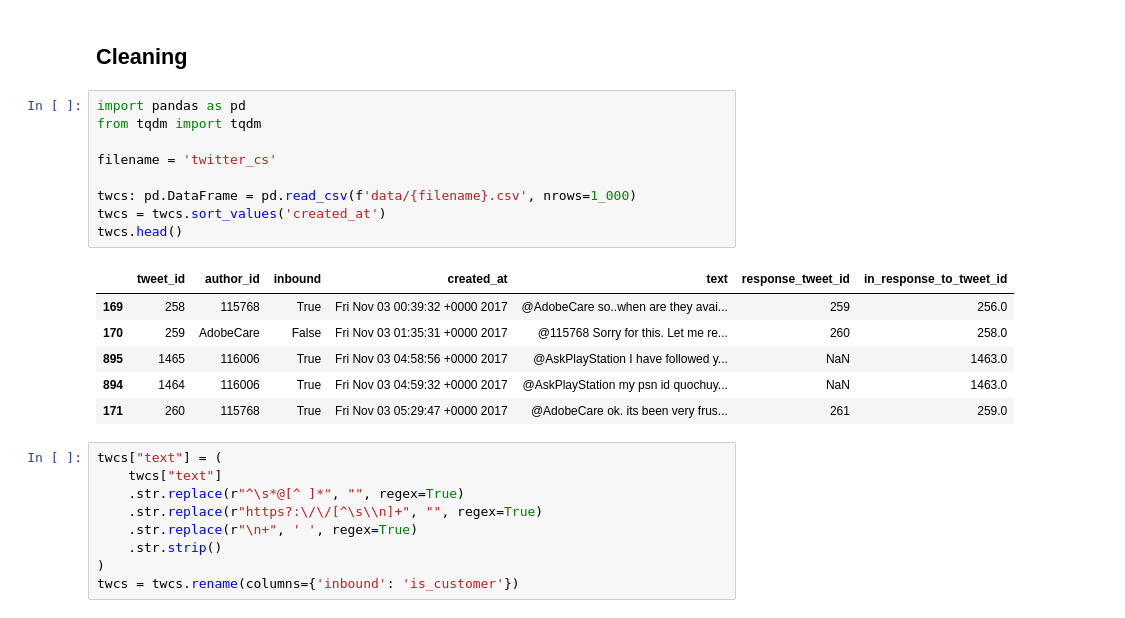
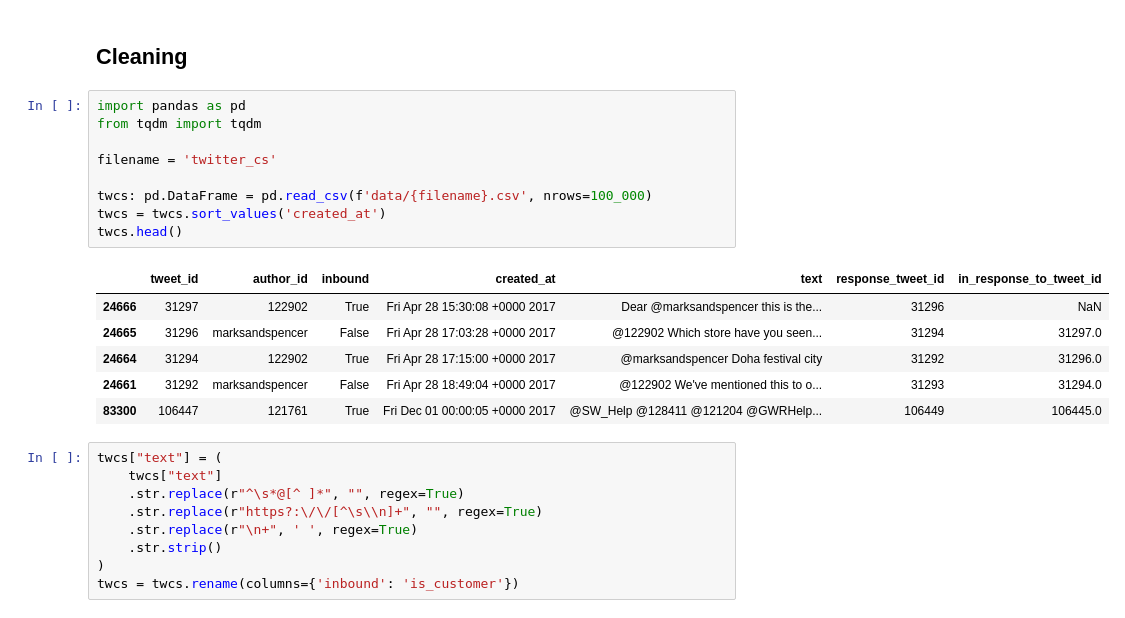
Before and after one commit to Jakkaps/master, a Jupyter notebook: data_preprocessing.ipynb, the cells around one changed output. Cells and saved outputs as stored; diff of their text form.

```diff
--- a/data_preprocessing.ipynb
+++ b/data_preprocessing.ipynb
@@ -3,19 +3,19 @@
 # %%
 import pandas as pd
 from tqdm import tqdm
 
 filename = 'twitter_cs'
 
-twcs: pd.DataFrame = pd.read_csv(f'data/{filename}.csv', nrows=1_000)
+twcs: pd.DataFrame = pd.read_csv(f'data/{filename}.csv', nrows=100_000)
 twcs = twcs.sort_values('created_at')
 twcs.head()
 # %% [output]
 |  | tweet_id | author_id | inbound | created_at | text | response_tweet_id | in_response_to_tweet_id |
-| 169 | 258 | 115768 | True | Fri Nov 03 00:39:32 +0000 2017 | @AdobeCare so..when are they avai... | 259 | 256.0 |
-| 170 | 259 | AdobeCare | False | Fri Nov 03 01:35:31 +0000 2017 | @115768 Sorry for this. Let me re... | 260 | 258.0 |
-| 895 | 1465 | 116006 | True | Fri Nov 03 04:58:56 +0000 2017 | @AskPlayStation I have followed y... | NaN | 1463.0 |
-| 894 | 1464 | 116006 | True | Fri Nov 03 04:59:32 +0000 2017 | @AskPlayStation my psn id quochuy... | NaN | 1463.0 |
-| 171 | 260 | 115768 | True | Fri Nov 03 05:29:47 +0000 2017 | @AdobeCare ok. its been very frus... | 261 | 259.0 |
+| 24666 | 31297 | 122902 | True | Fri Apr 28 15:30:08 +0000 2017 | Dear @marksandspencer this is the... | 31296 | NaN |
+| 24665 | 31296 | marksandspencer | False | Fri Apr 28 17:03:28 +0000 2017 | @122902 Which store have you seen... | 31294 | 31297.0 |
+| 24664 | 31294 | 122902 | True | Fri Apr 28 17:15:00 +0000 2017 | @marksandspencer Doha festival city | 31292 | 31296.0 |
+| 24661 | 31292 | marksandspencer | False | Fri Apr 28 18:49:04 +0000 2017 | @122902 We've mentioned this to o... | 31293 | 31294.0 |
+| 83300 | 106447 | 121761 | True | Fri Dec 01 00:00:05 +0000 2017 | @SW_Help @128411 @121204 @GWRHelp... | 106449 | 106445.0 |
 # %%
 twcs["text"] = (
     twcs["text"]
```
Also changed, not shown: parts of 17 cells of this notebook, 2 other files.
